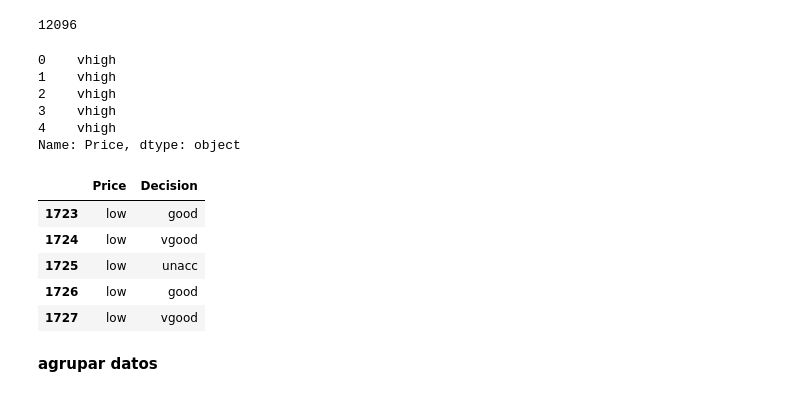
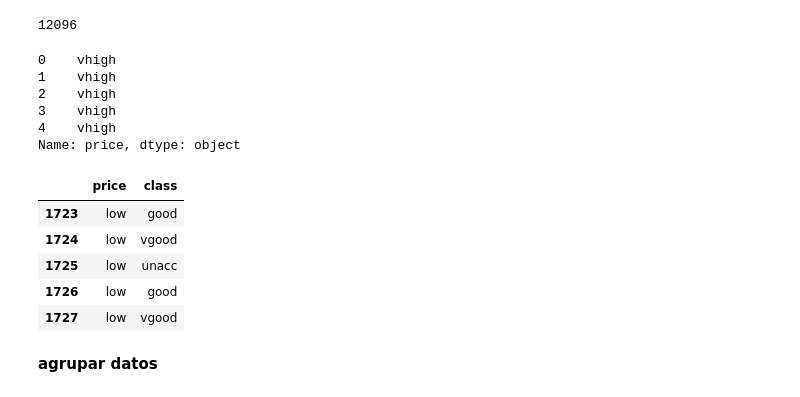
Before and after one commit to lismarcarolinacamacho/PYTHON, a Jupyter notebook: pandas.ipynb, the cells around one changed output. Cells and saved outputs as stored; diff of their text form; code cells hidden in the pictures.

```diff
--- a/pandas.ipynb
+++ b/pandas.ipynb
@@ -7,5 +7,5 @@ import pandas as pd
 import matplotlib.pyplot as plt
 # %%
 data = pd.read_csv('car.data', header = None)
-# %%
-data.columns = ['Price', 'Maintenance Cost', 'Number of Doors', 'Capacity', 'Site of Luggage Boot', 'Safety', 'Decision']
+# %%
+data.columns = ['price', 'maintenance', 'n_doors', 'capacity', 'size_lug', 'safety', 'class']
@@ -51,18 +53,18 @@ data.size
 # %% [output]
 12096
 # %%
-data['Price'].head(5)
+data['price'].head(5)
 # %% [output]
 0    vhigh
 1    vhigh
 2    vhigh
 3    vhigh
 4    vhigh
-Name: Price, dtype: object
+Name: price, dtype: object
 # %%
-data[['Price', 'Decision']].tail()
+data[['price', 'class']].tail()
 # %% [output]
-|  | Price | Decision |
+|  | price | class |
 | 1723 | low | good |
 | 1724 | low | vgood |
 | 1725 | low | unacc |
```
Also changed, not shown: parts of 21 cells of this notebook.
